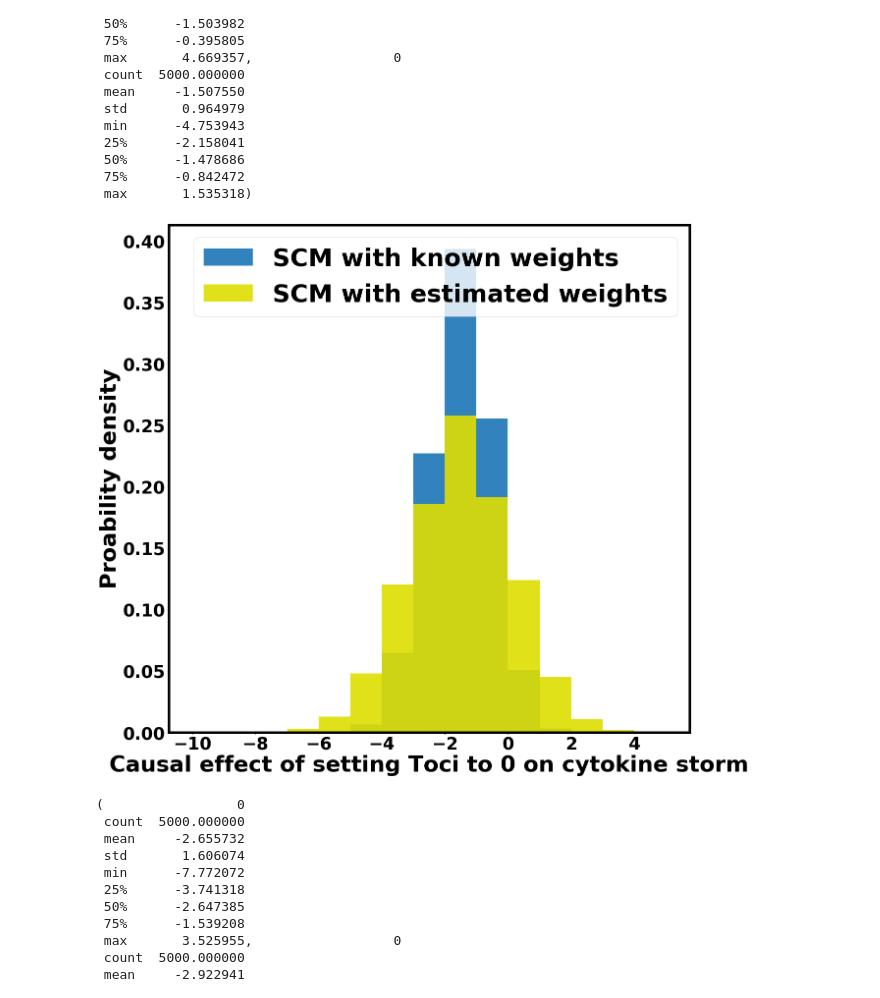
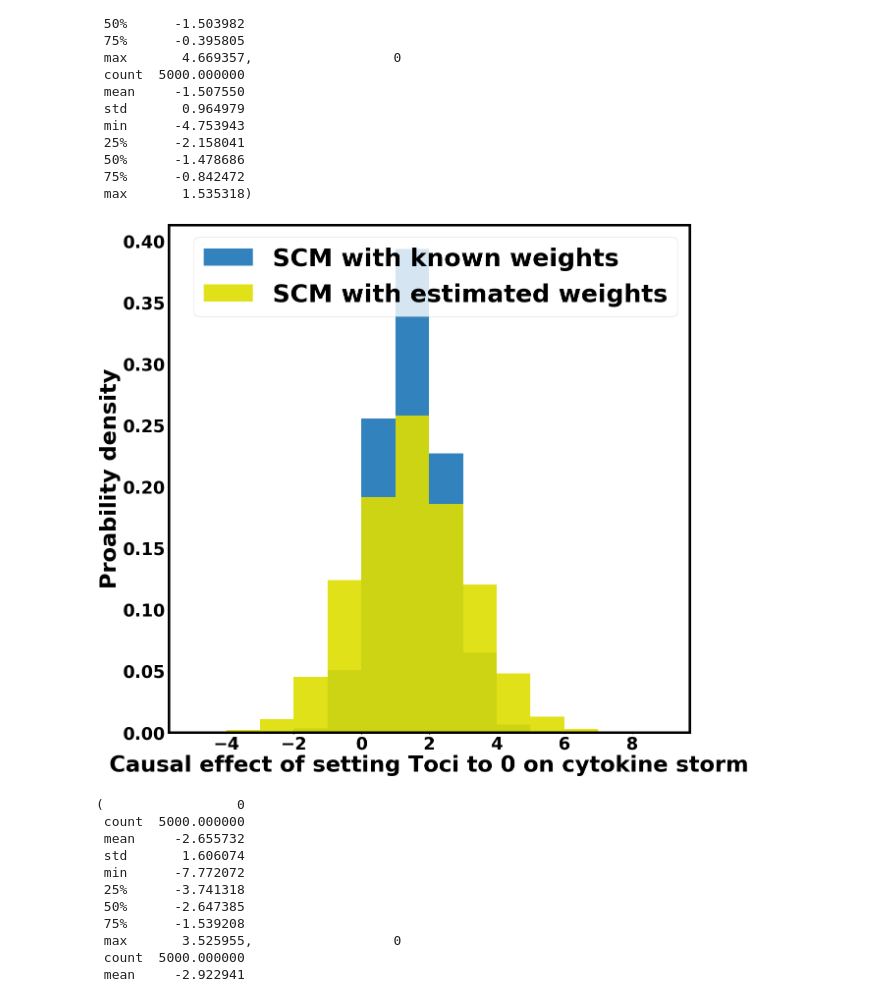
Before and after one commit to bel2scm/bel2scm, a Jupyter notebook: bel2scm_visualizations/notebook/covid_visualizations.ipynb, the cells around one changed output. Saved outputs shown, nothing was run; the diff lists cells and outputs as text; code cells hidden in the pictures.

```diff
--- a/bel2scm_visualizations/notebook/covid_visualizations.ipynb
+++ b/bel2scm_visualizations/notebook/covid_visualizations.ipynb
@@ -28,19 +28,19 @@ toci_reparam_databel2scm.describe(), toci_reparam_dgscm.describe()
 # %%
 p.figure(figsize=(19,19))
 p.rcParams["font.weight"] = "bold"
 p.rcParams["axes.edgecolor"] = 'black'
 p.rcParams["axes.linewidth"] = 5
-p.hist(toci_reparam_dgscm['0'] ,bins=range(-10,6), label='SCM with known weights',color='#3182bd',density=True)
-p.hist(toci_reparam_databel2scm['0'],bins=range(-10,6),
+p.hist(toci_reparam_dgscm['0']*(-1) ,bins=range(-5,10), label='SCM with known weights',color='#3182bd',density=True)
+p.hist(toci_reparam_databel2scm['0']*(-1),bins=range(-5,10),
        alpha=0.9,
        label='SCM with estimated weights',color='#dede00',density=True)
 p.xlabel("Causal effect of setting Toci to 0 on cytokine storm",fontsize=45,weight='bold')
 p.ylabel("Proability density",fontsize=45,weight='bold')
 p.legend(loc='upper right',fontsize=50)
 p.tick_params(labelsize=35)
 p.savefig('toci0_counterfactual.pdf')
 # %% [output]
-[figure, old version]
+[figure, new version]
 # %%
 toci1_scmdata=pd.read_csv("causal_effect_sigmoid_estimated_parameters_datapoint2.csv")
 toci1_generateddata=pd.read_csv("causal_effect_sigmoid_with_known_parameters_datapoint2.csv")
```
Also changed, not shown: parts of 3 cells of this notebook, 11 other files.
